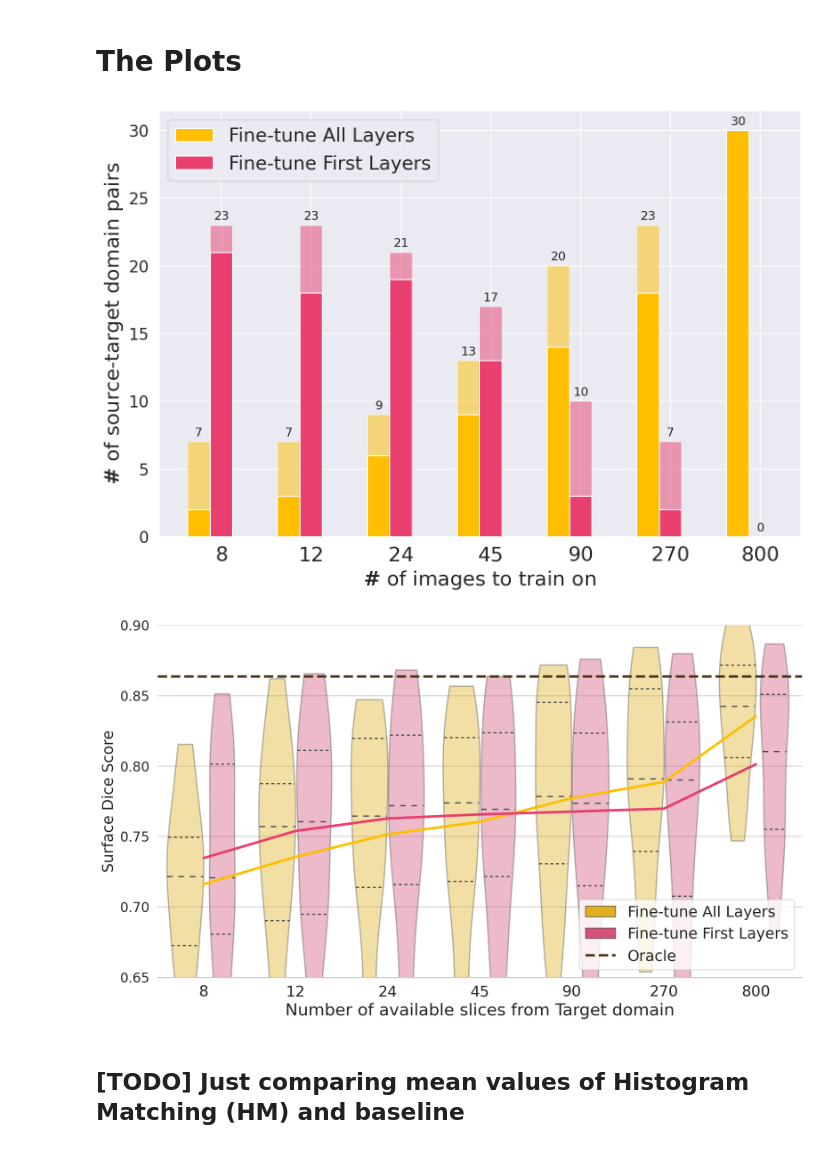
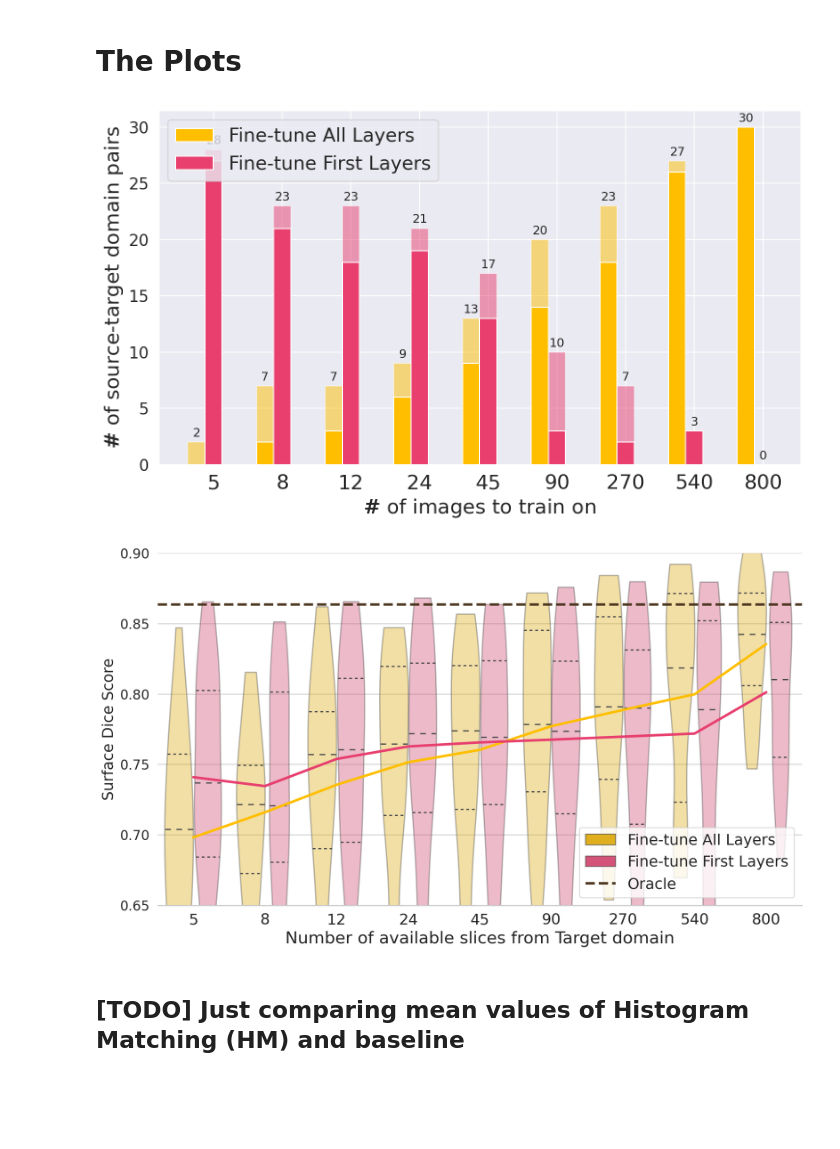
Before and after one commit to neuro-ml/domain_shift_anatomy, a Jupyter notebook: notebooks/results/spottune_performance.ipynb, the cells around one changed output. Cells and saved outputs as stored; diff of their text form; code cells hidden in the pictures; blank space fills up the shorter version.

Commit message:
FEAT: update k_opt; add 1/48 and 2 image sampling

```diff
--- a/notebooks/results/spottune_performance.ipynb
+++ b/notebooks/results/spottune_performance.ipynb
@@ -35,13 +32,12 @@ meta.head()
 exp_oracle = Path('/gpfs/data/gpfs0/b.shirokikh/experiments/da/miccai2021_spottune/baseline/cc359_unet2d_oracle')
 exp_base = Path('/gpfs/data/gpfs0/b.shirokikh/experiments/da/miccai2021_spottune/baseline/cc359_unet2d_one2all')
 
-exp_stack_base = Path('/gpfs/data/gpfs0/b.shirokikh/experiments/da/miccai2021_spottune/finetune/')
-# exp_stack_spottune = Path('/gpfs/data/gpfs0/i.zakazov/experiments/spottune/')
+exp_stack_finetune = Path('/gpfs/data/gpfs0/b.shirokikh/experiments/da/miccai2021_spottune/finetune/')
 
-n2folder = {'1/36': '1_36', '1/24': '1_24', '1/12': '1_12', '1/6': '1_6', '1/3': '1_3',
-            '1': '1', '3': '3'}
-n2label = {'1/36': '8', '1/24': '12', '1/12': '24', '1/6': '45', '1/3': '90',
-            '1': '270', '3': '800'}
+n2folder = {'1/48': '1_48', '1/36': '1_36', '1/24': '1_24', '1/12': '1_12', '1/6': '1_6', '1/3': '1_3',
+            '1': '1', '2': '2', '3': '3'}
+n2label = {'1/48': '5', '1/36': '8', '1/24': '12', '1/12': '24', '1/6': '45', '1/3': '90',
+            '1': '270', '2': '540', '3': '800'}
 # %% [markdown]
 # The Plots
 # %%
@@ -60,7 +61,7 @@ def load_dice_stack_base(n, n_folds=6):
     for i in range(n_folds):
         dices = load(exp_base / f'experiment_{i}/test_metrics/sdice_score.json')
         for j in range(n_folds - 1):
-            pair_ids = sorted(list(load(exp_stack_base /
+            pair_ids = sorted(list(load(exp_stack_finetune /
                 f'{n2folder[n]}/posttrain/experiment_{i * (n_folds - 1) + j}/test_metrics/sdice_score.json'
             ).keys()))
             stack.append(np.array([dices[_id] for _id in pair_ids]))
@@ -74,7 +75,7 @@ def load_dice_stack_oracle(n, n_folds=6):
         dices = {}
         for j in range(3):
             dices = {**dices, **load(exp_oracle / f'experiment_{i_cv * 3 + j}/test_metrics/sdice_score.json')}
-        pair_ids = sorted(list(load(exp_stack_base /
+        pair_ids = sorted(list(load(exp_stack_finetune /
             f'{n2folder[n]}/posttrain/experiment_{i}/test_metrics/sdice_score.json'
         ).keys()))
         stack.append(np.array([dices[_id] for _id in pair_ids]))
@@ -83,7 +84,7 @@ def load_dice_stack_oracle(n, n_folds=6):
 d_oracle = {n: {e: load_dice_stack_oracle(n) for e in exps} for n in groups}
 # %%
 def load_dice_stack(exp, n, n_folds=6):
-    path = str(exp_stack_base / n2folder[n] / exp / 'experiment_{}/test_metrics/sdice_score.json')
+    path = str(exp_stack_finetune / n2folder[n] / exp / 'experiment_{}/test_metrics/sdice_score.json')
 
     stack = []
     for i in range(n_folds * (n_folds - 1)):
@@ -132,40 +133,40 @@ for n in groups:
 
 w = 0.25  # the width of the bars
 
-fig, ax = plt.subplots(figsize=(10, 7), dpi=150)
+fig, ax = plt.subplots(figsize=(10, 6), dpi=150)
 rects = [ax.bar(xs + (i - 1) * w, n_winners[e], width=w, color=exp2color[e], alpha=0.5)
          for i, e in enumerate(exps)]
 rects_p = [ax.bar(xs + (i - 1) * w, n_winners_strong[e], width=w, color=exp2color[e], label=exp2label[e])
            for i, e in enumerate(exps)]
 
 # Add some text for labels, title and custom x-axis tick labels, etc.
 ax.set_ylabel('$\mathbf{\#}$ of source-target domain pairs', fontsize=20)
 ax.set_xlabel('$\mathbf{\#}$ of images to train on', fontsize=20)
 ax.set_xticks(xs)
 ax.set_xticklabels(list(n2label.values()), fontsize=20)
 ax.tick_params(axis='y', labelsize=16)
 ax.legend(loc='upper left', fontsize=18.8)
 
 
 def autolabel(rects):
     """Attach a text label above each bar in *rects*, displaying its height."""
     for rect in rects:
         height = rect.get_height()
         ax.annotate('{}'.format(height),
                     xy=(rect.get_x() + rect.get_width() / 2, height),
                     xytext=(0, 3),  # 3 points vertical offset
                     textcoords="offset points",
                     ha='center', va='bottom')
 
 
 for rect in rects:
     autolabel(rect)
 
 fig.tight_layout()
 
 plt.show()
 # %% [output]
-[figure, old version]
+[figure, new version]
 # %%
 # remove validation:
 n_first_val = 5
@@ -236,7 +237,7 @@ plt.legend(handles=handles, loc='lower right', fontsize=18)
 plt.tight_layout()
 plt.show()
 # %% [output]
-[figure, old version]
+[figure, new version]
 # %% [markdown]
 ## [TODO] Just comparing mean values of Histogram Matching (HM) and baseline
 # %%
```
Also changed, not shown: parts of 11 cells of this notebook, 4 other files.
